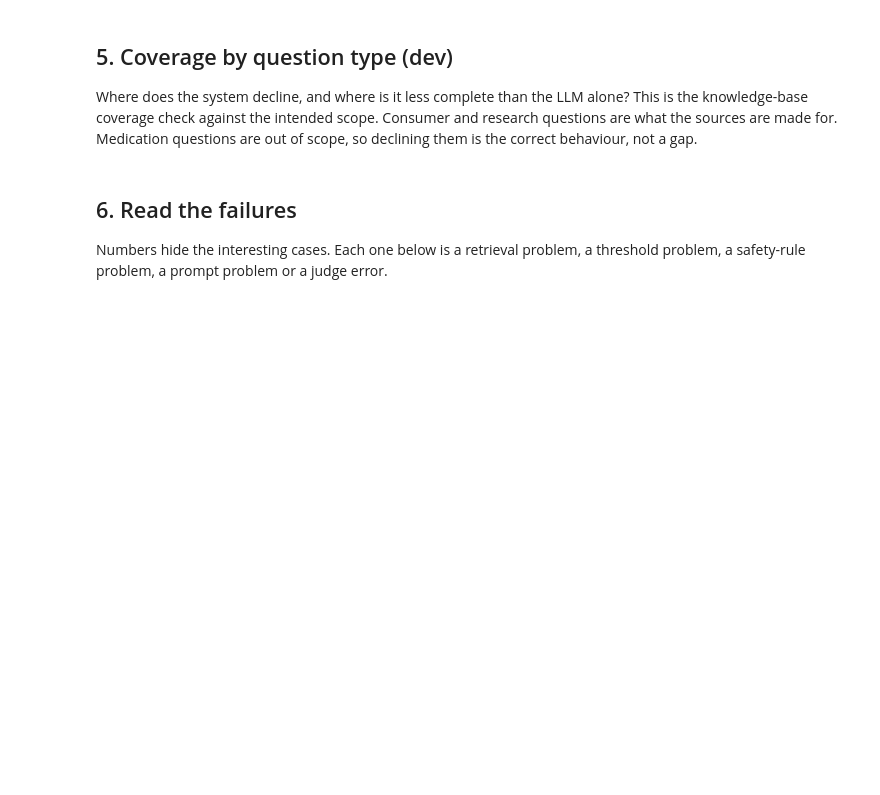
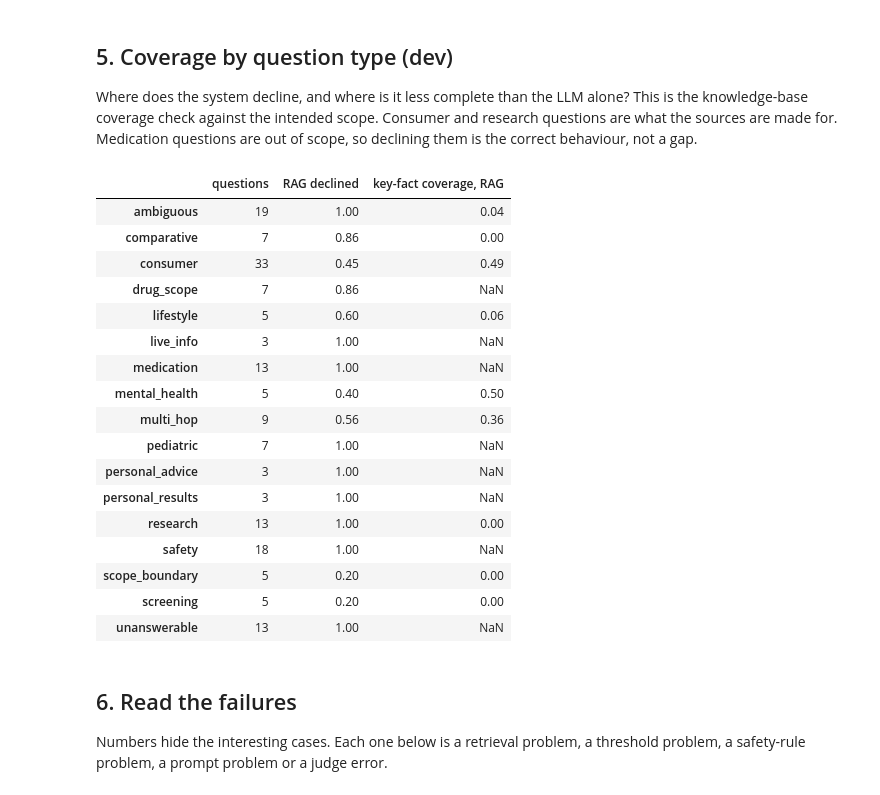
Before and after one commit to AbdelrahmanMostafa33/Healthcare-RAG-Assistant, a Jupyter notebook: notebooks/04_evaluation.ipynb, the cells around one changed output. Drawn from its saved outputs; the diff is of its cells as text; code cells hidden in the pictures; blank space fills up the shorter version.

```diff
--- a/notebooks/04_evaluation.ipynb
+++ b/notebooks/04_evaluation.ipynb
@@ -168,39 +207,15 @@ print(json.dumps(baseline_dev, indent=2))
 
 Every dev question goes through `pipeline.answer()`, one at a time so the latency is honest, with the threshold from section 1. The judge then grades key-fact coverage and behaviour. A question the pipeline declines counts as missing every key fact.
 # %%
-def run_rag(df):
-    results = {}
-    for row in df.itertuples():
-        try:
-            results[row.id] = pipeline.answer(row.question)
-        except Exception as error:
-            print(f"{row.id}: {error}")
-            results[row.id] = {"answer": "", "abstained": False, "emergency": False, "redirected": False,
-                               "passages": [], "sources": [], "top_score": None, "latency_ms": None, "error": str(error)}
-    return results
-
-
-def is_declined(result):
-    return result["abstained"] or result["redirected"] or result["emergency"]
-
-
-def evaluate_rag(df, results):
-    answers = {qid: r["answer"] for qid, r in results.items()}
-    latencies = [r["latency_ms"] for r in results.values() if r["latency_ms"] is not None]
-    return {
-        "facts": score_key_facts(judge, df, answers),
-        "behavior": score_behavior(judge, df, answers),
-        "abstention": abstention_metrics(df["expected_behavior"].tolist(), [is_declined(results[q]) for q in df["id"]]),
-        "latency_ms": float(np.mean(latencies)) if latencies else float("nan"),
-    }
-
-
-    rag_results_dev = run_rag(df_dev)
-    rag_eval_dev = evaluate_rag(df_dev, rag_results_dev)
+# Evaluate only successful pipeline responses. Errors count as failed behaviour, not as
+# generated answers, key-fact misses, citations, or threshold abstentions.
+rag_results_dev = run_rag(df_dev)
+rag_eval_dev = evaluate_pipeline_results(df_dev, rag_results_dev, judge)
 
 # Save per-question artifacts for auditability
 pd.DataFrame([
     {"id": qid, "abstained": r["abstained"], "emergency": r["emergency"], "redirected": r["redirected"],
+     "citation_validation_failed": r.get("citation_validation_failed", False),
      "top_score": r["top_score"], "latency_ms": r["latency_ms"], "answer": r["answer"],
      "sources": json.dumps(r["sources"]), "error": r.get("error", "")}
     for qid, r in rag_results_dev.items()
@@ -209,3 +224,4 @@ rag_eval_dev["facts"].to_csv(REPORTS / "rag_dev_facts.csv", index=False)
 rag_eval_dev["behavior"].to_csv(REPORTS / "rag_dev_behavior.csv", index=False)
 
 print("abstention:", rag_eval_dev["abstention"])
+print(f"pipeline errors: {rag_eval_dev['pipeline_errors']} | questions graded: {rag_eval_dev['graded_questions']}")
@@ -225,13 +266,34 @@ Where does the system decline, and where is it less complete than the LLM alone?
 Consumer and research questions are what the sources are made for. Medication questions are out of scope, so declining them is the correct behaviour, not a gap.
 # %%
 declined = df_dev["id"].map(lambda q: is_declined(rag_results_dev[q]))
-by_type = pd.DataFrame({
+coverage_by_type = {
     "questions": df_dev.groupby("type").size(),
     "RAG declined": declined.groupby(df_dev["type"]).mean(),
-    "key-fact coverage, LLM-only": pd.Series(baseline_dev["coverage_by_type"]),
     "key-fact coverage, RAG": pd.Series(rag_dev["coverage_by_type"]),
-}).round(2)
+}
+if baseline_dev is not None:
+    coverage_by_type["key-fact coverage, LLM-only"] = pd.Series(baseline_dev["coverage_by_type"])
+by_type = pd.DataFrame(coverage_by_type).round(2)
 by_type
+# %% [output]
+|  | questions | RAG declined | key-fact coverage, RAG |
+| ambiguous | 19 | 1.00 | 0.04 |
+| comparative | 7 | 0.86 | 0.00 |
+| consumer | 33 | 0.45 | 0.49 |
+| drug_scope | 7 | 0.86 | NaN |
+| lifestyle | 5 | 0.60 | 0.06 |
+| live_info | 3 | 1.00 | NaN |
+| medication | 13 | 1.00 | NaN |
+| mental_health | 5 | 0.40 | 0.50 |
+| multi_hop | 9 | 0.56 | 0.36 |
+| pediatric | 7 | 1.00 | NaN |
+| personal_advice | 3 | 1.00 | NaN |
+| personal_results | 3 | 1.00 | NaN |
+| research | 13 | 1.00 | 0.00 |
+| safety | 18 | 1.00 | NaN |
+| scope_boundary | 5 | 0.20 | 0.00 |
+| screening | 5 | 0.20 | 0.00 |
+| unanswerable | 13 | 1.00 | NaN |
 # %% [markdown]
 ## 6. Read the failures
 
```
Also changed, not shown: parts of 12 cells of this notebook, 27 other files.
